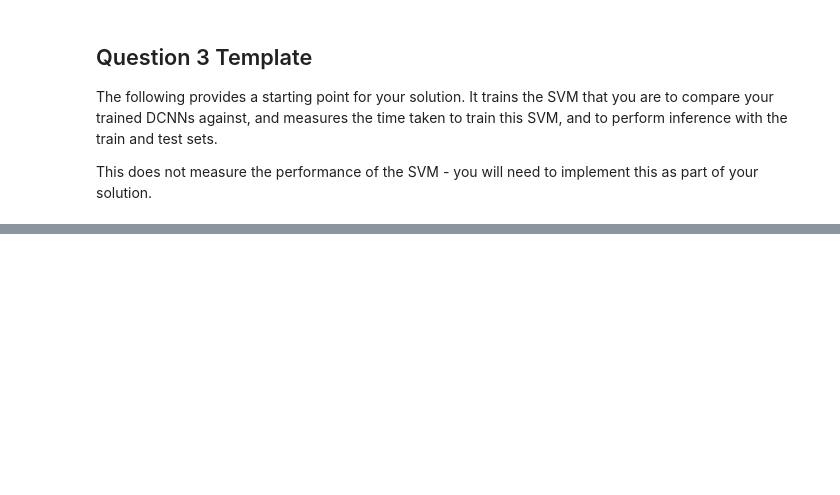
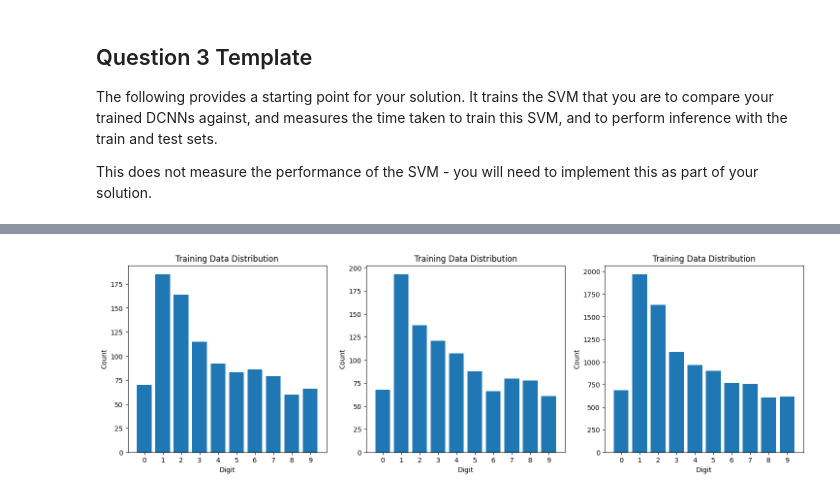
Before and after one commit to ostew5/cab420-introductory_problem_solving_tasks, a Jupyter notebook: 3. Training and Adapting Deep Networks.ipynb, the cells around one changed output, grey strips where cells are left out. Drawn from its saved outputs; the diff is of its cells as text; code cells hidden in the pictures; blank space fills up the shorter version.

```diff
--- a/3. Training and Adapting Deep Networks.ipynb
+++ b/3. Training and Adapting Deep Networks.ipynb
@@ -258,0 +420,18 @@ print('Training Time: %f\nInference Time (training set): %f\nInference Time (tes
+# %%
+fig, axes = plt.subplots(1, 3, figsize=(18, 5))
+
+for axes, arr in [
+    (axes[0], train_y),
+    (axes[1], val_y),
+    (axes[2], test_y)
+]:
+    unique_values, counts = np.unique(arr, return_counts=True)
+    axes.bar(unique_values, counts)
+    axes.set_xticks(unique_values)
+    axes.set_title('Training Data Distribution')
+    axes.set_xlabel('Digit')
+    axes.set_ylabel('Count')
+
+plt.show()
+# %% [output]
+[figure, added]
```
Also changed, not shown: parts of 15 cells of this notebook.
